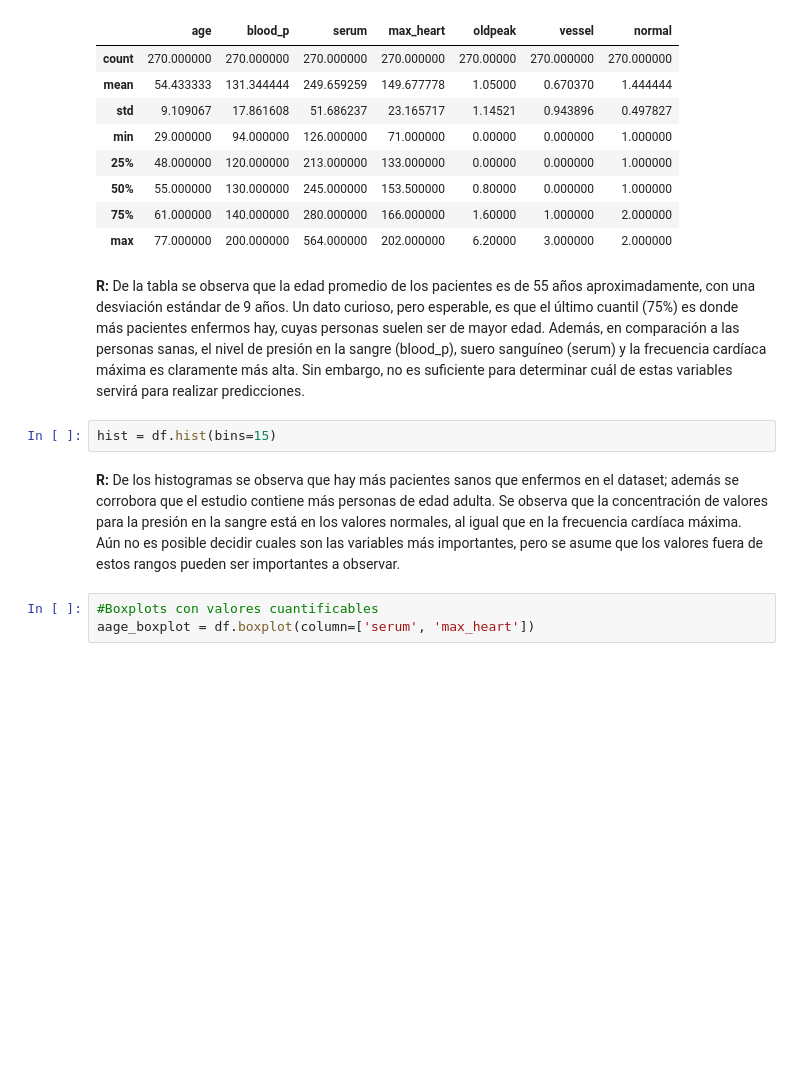
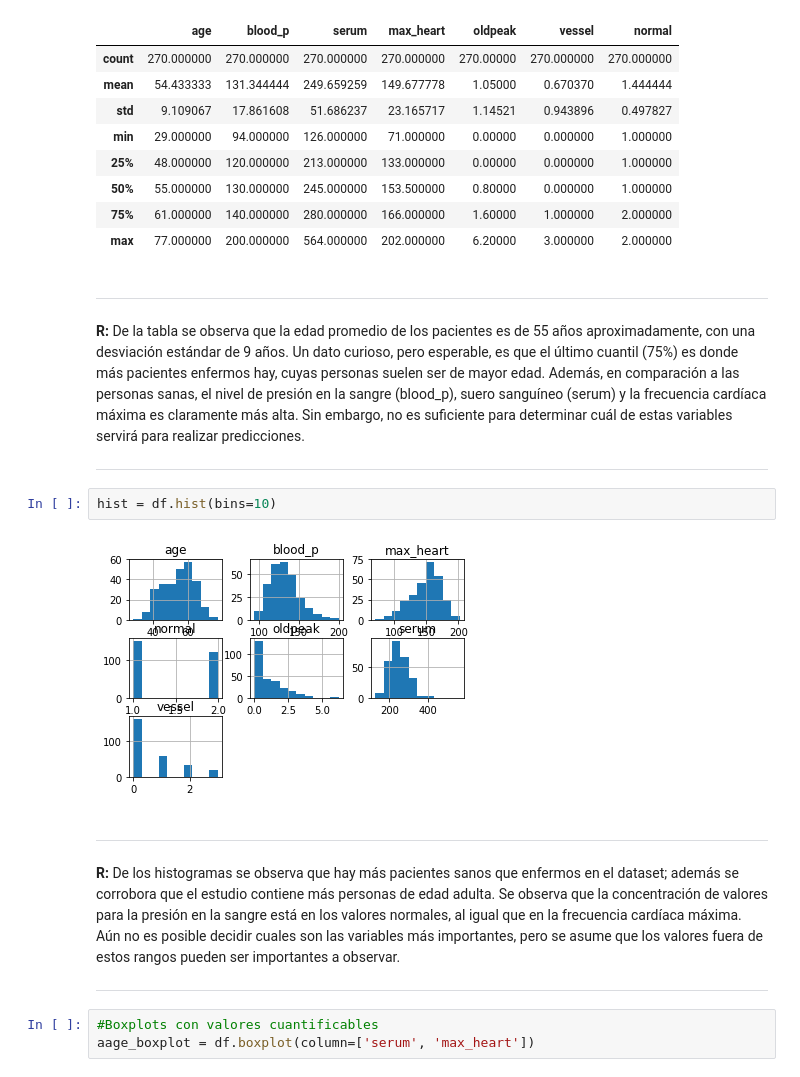
Before and after one commit to Sebaatd/MachineLearning-T1, a Jupyter notebook: Enunciado.ipynb, the cells around one changed output. Drawn from its saved outputs; the diff is of its cells as text; blank space fills up the shorter version.

```diff
--- a/Enunciado.ipynb
+++ b/Enunciado.ipynb
@@ -112,11 +112,17 @@ memory usage: 29.6+ KB
 | 75% | 61.000000 | 140.000000 | 280.000000 | 166.000000 | 1.60000 | 1.000000 | 2.000000 |
 | max | 77.000000 | 200.000000 | 564.000000 | 202.000000 | 6.20000 | 3.000000 | 2.000000 |
 # %% [markdown]
+***
 **R:** De la tabla se observa que la edad promedio de los pacientes es de 55 años aproximadamente, con una desviación estándar de 9 años. Un dato curioso, pero esperable, es que el último cuantil (75%) es donde más pacientes enfermos hay, cuyas personas suelen ser de mayor edad. Además, en comparación a las personas sanas, el nivel de presión en la sangre (blood_p), suero sanguíneo (serum) y la frecuencia cardíaca máxima es claramente más alta. Sin embargo, no es suficiente para determinar cuál de estas variables servirá para realizar predicciones.
+***
 # %%
-hist = df.hist(bins=15)
+hist = df.hist(bins=10)
+# %% [output]
+[figure, added]
 # %% [markdown]
+***
 **R:** De los histogramas se observa que hay más pacientes sanos que enfermos en el dataset; además se corrobora que el estudio contiene más personas de edad adulta. Se observa que la concentración de valores para la presión en la sangre está en los valores normales, al igual que en la frecuencia cardíaca máxima. Aún no es posible decidir cuales son las variables más importantes, pero se asume que los valores fuera de estos rangos pueden ser importantes a observar.
+***
 # %%
 #Boxplots con valores cuantificables
 aage_boxplot = df.boxplot(column=['serum', 'max_heart'])
```
Also changed, not shown: parts of 23 cells of this notebook.
